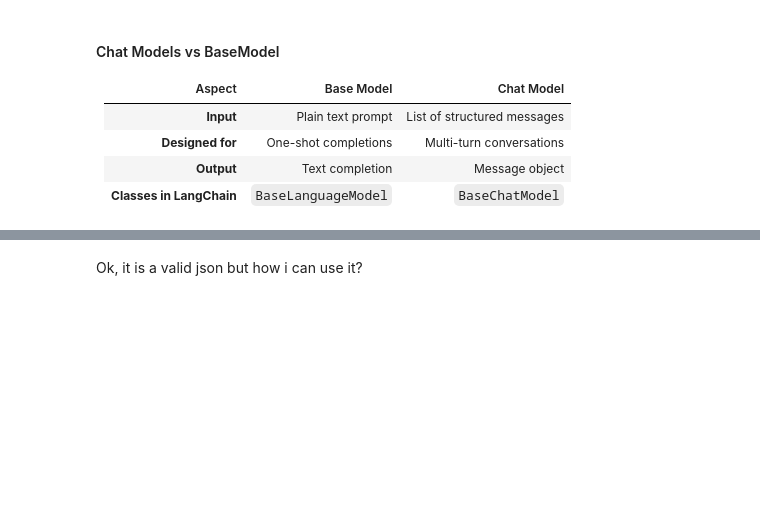
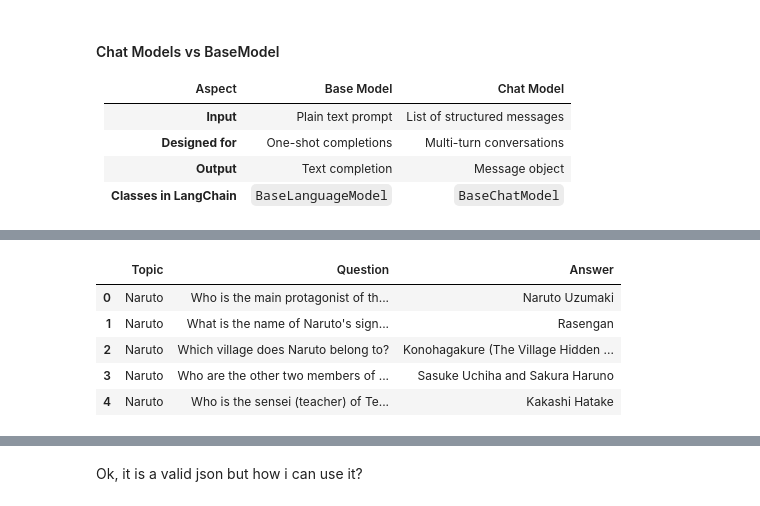
Before and after one commit to cric96/woa-2025-intro-to-langchain, a Jupyter notebook: presentation.ipynb, the cells around one changed output, grey strips where cells are left out. Cells and saved outputs as stored; diff of their text form; code cells hidden in the pictures; blank space fills up the shorter version.

```diff
--- a/presentation.ipynb
+++ b/presentation.ipynb
@@ -185,5 +217,12 @@ google_embeddings.embed_query("What is the weather like in London?")
 # %%
 import pandas as pd
 df = pd.read_csv("data/dataset.csv", delimiter=";")  # Example of reading a CSV file with pandas
-df
+df.head()
+# %% [output]
+|  | Topic | Question | Answer |
+| 0 | Naruto | Who is the main protagonist of th... | Naruto Uzumaki |
+| 1 | Naruto | What is the name of Naruto's sign... | Rasengan |
+| 2 | Naruto | Which village does Naruto belong to? | Konohagakure (The Village Hidden ... |
+| 3 | Naruto | Who are the other two members of ... | Sasuke Uchiha and Sakura Haruno |
+| 4 | Naruto | Who is the sensei (teacher) of Te... | Kakashi Hatake |
 # %%
```
Also changed, not shown: parts of 48 cells of this notebook, 1 other file.
